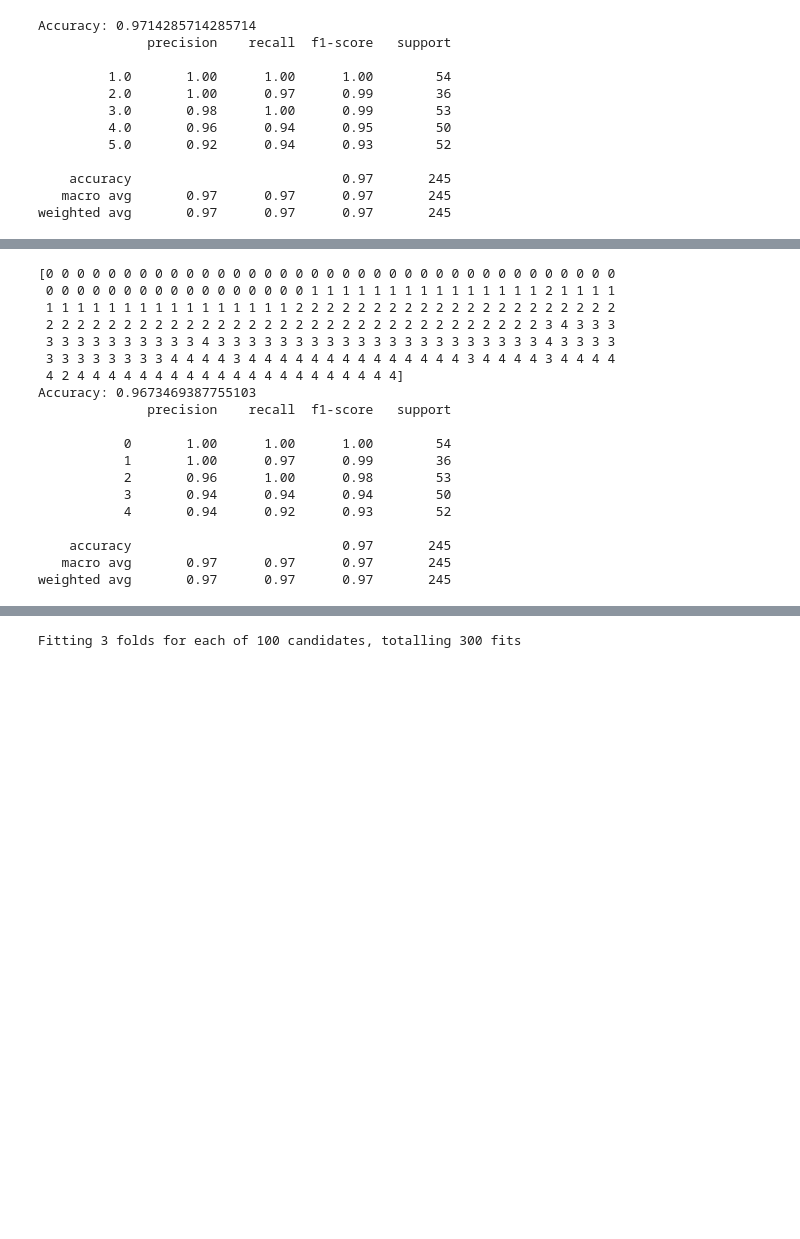
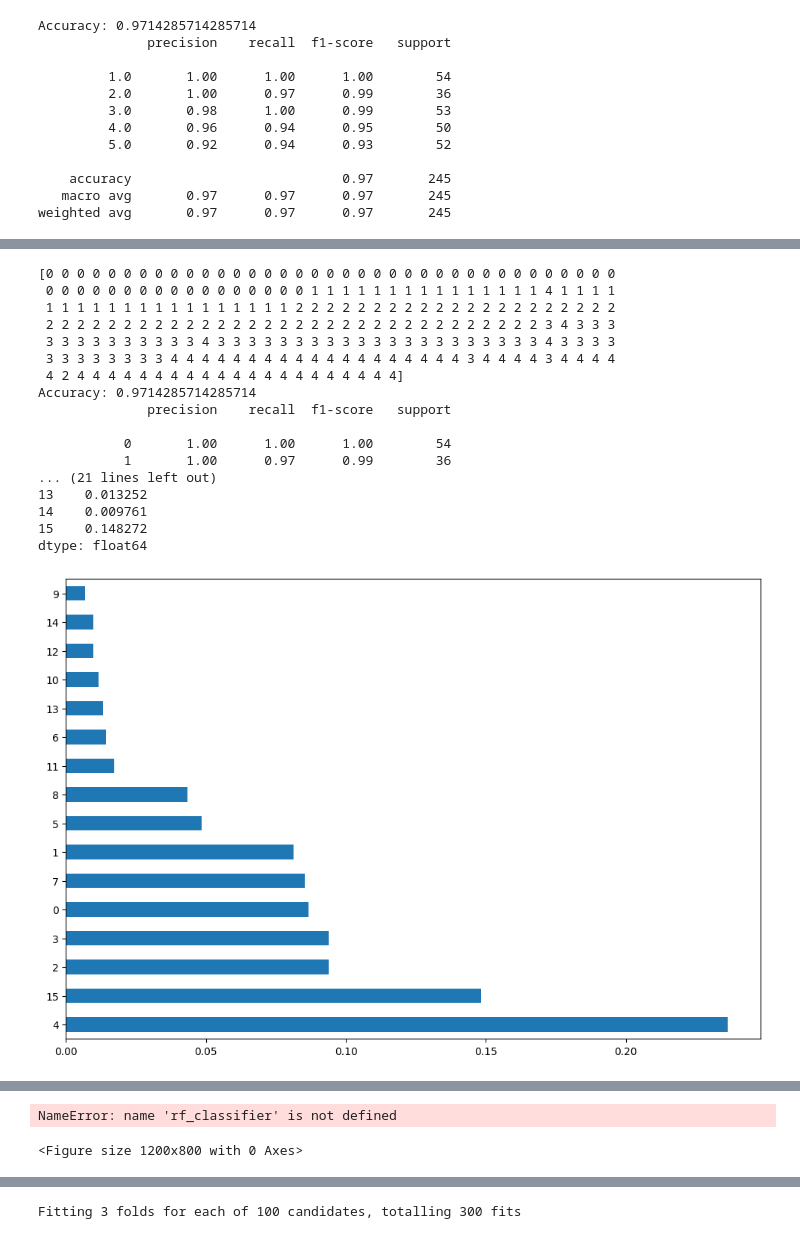
Before and after one commit to sunyrain/MLTask, a Jupyter notebook: basic learnings.ipynb, the cells around one changed output, grey strips where cells are left out. Saved outputs shown, nothing was run; the diff lists cells and outputs as text; code cells hidden in the pictures; blank space fills up the shorter version.

```diff
--- a/basic learnings.ipynb
+++ b/basic learnings.ipynb
@@ -72,35 +109,60 @@ weighted avg       0.97      0.97      0.97       245
 # %%
-#读取npy数据
+
+
+# 读取数据
 Xtrain = np.load('Xtrain_test.npy')
 Xtest = np.load('Xtest_test.npy')
 Ytrain = np.load('Ytrain_test.npy')
 Ytest = np.load('Ytest_test.npy')
 Ytest = Ytest.reshape(-1)
 Ytrain = Ytrain.reshape(-1)
-rf_classifier = RandomForestClassifier(n_estimators=1000, random_state=42)
+
+# 训练随机森林分类器
+rf_classifier = RandomForestClassifier(n_estimators=1000, random_state=3407)
 rf_classifier.fit(Xtrain, Ytrain)
+
+# 预测和评估
 Ypred = rf_classifier.predict(Xtest)
+accuracy = accuracy_score(Ytest, Ypred)
 print(Ypred)
-accuracy = accuracy_score(Ytest, Ypred)
 print("Accuracy:", accuracy)
 print(classification_report(Ytest, Ypred))
+
+# 特征重要性可视化
+feature_names = [str(i) for i in range(2880)]
+plt.figure(figsize=(12, 8))
+feat_importances = pd.Series(rf_classifier.feature_importances_, index=feature_names)
+#将特征按mod16的余数分为16类并求和
+indices = np.arange(2880)
+feat_importances = feat_importances.groupby(indices % 16).sum()
+print(feat_importances)
+
+
+feat_importances.nlargest(16).plot(kind='barh')
+plt.show()
+
+# 使用SHAP进行模型解释
+explainer = shap.TreeExplainer(rf_classifier)
+shap_values = explainer.shap_values(Xtest)
+
+# 总结图可视化
+shap.summary_plot(shap_values, Xtest, feature_names=feature_names)
 # %% [output]
 [0 0 0 0 0 0 0 0 0 0 0 0 0 0 0 0 0 0 0 0 0 0 0 0 0 0 0 0 0 0 0 0 0 0 0 0 0
- 0 0 0 0 0 0 0 0 0 0 0 0 0 0 0 0 0 1 1 1 1 1 1 1 1 1 1 1 1 1 1 1 2 1 1 1 1
+ 0 0 0 0 0 0 0 0 0 0 0 0 0 0 0 0 0 1 1 1 1 1 1 1 1 1 1 1 1 1 1 1 4 1 1 1 1
  1 1 1 1 1 1 1 1 1 1 1 1 1 1 1 1 2 2 2 2 2 2 2 2 2 2 2 2 2 2 2 2 2 2 2 2 2
  2 2 2 2 2 2 2 2 2 2 2 2 2 2 2 2 2 2 2 2 2 2 2 2 2 2 2 2 2 2 2 2 3 4 3 3 3
  3 3 3 3 3 3 3 3 3 3 4 3 3 3 3 3 3 3 3 3 3 3 3 3 3 3 3 3 3 3 3 3 4 3 3 3 3
- 3 3 3 3 3 3 3 3 4 4 4 4 3 4 4 4 4 4 4 4 4 4 4 4 4 4 4 3 4 4 4 4 3 4 4 4 4
+ 3 3 3 3 3 3 3 3 4 4 4 4 4 4 4 4 4 4 4 4 4 4 4 4 4 4 4 3 4 4 4 4 3 4 4 4 4
  4 2 4 4 4 4 4 4 4 4 4 4 4 4 4 4 4 4 4 4 4 4 4]
-Accuracy: 0.9673469387755103
+Accuracy: 0.9714285714285714
               precision    recall  f1-score   support
 
            0       1.00      1.00      1.00        54
            1       1.00      0.97      0.99        36
-           2       0.96      1.00      0.98        53
-           3       0.94      0.94      0.94        50
-           4       0.94      0.92      0.93        52
-
-    accuracy                           0.97       245
-   macro avg       0.97      0.97      0.97       245
-weighted avg       0.97      0.97      0.97       245
+... (21 lines left out)
+13    0.013252
+14    0.009761
+15    0.148272
+dtype: float64
+[figure, added]
@@ -106,0 +170,22 @@ weighted avg       0.97      0.97      0.97       245
+# %%
+feature_names = [str(i) for i in range(2880)]
+plt.figure(figsize=(12, 8))
+feat_importances = pd.Series(rf_classifier.feature_importances_, index=feature_names)
+#将特征按mod16的余数分为16类并求和
+indices = np.arange(2880)
+feat_importances = feat_importances.groupby(indices % 16).sum()
+print(feat_importances)
+
+
+feat_importances.nlargest(16).plot(kind='barh')
+plt.show()
+
+# 使用SHAP进行模型解释
+explainer = shap.TreeExplainer(rf_classifier)
+shap_values = explainer.shap_values(Xtest)
+
+# 总结图可视化
+shap.summary_plot(shap_values, Xtest, feature_names=feature_names)
+# %% [output]
+NameError: name 'rf_classifier' is not defined
+<Figure size 1200x800 with 0 Axes>
```
Also changed, not shown: parts of 9 cells of this notebook, 9 other files.
